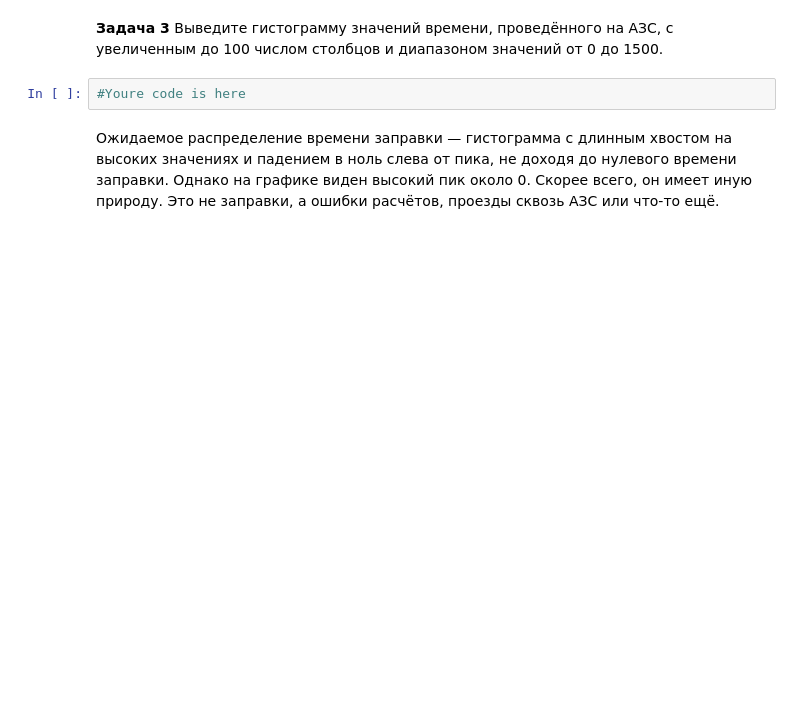
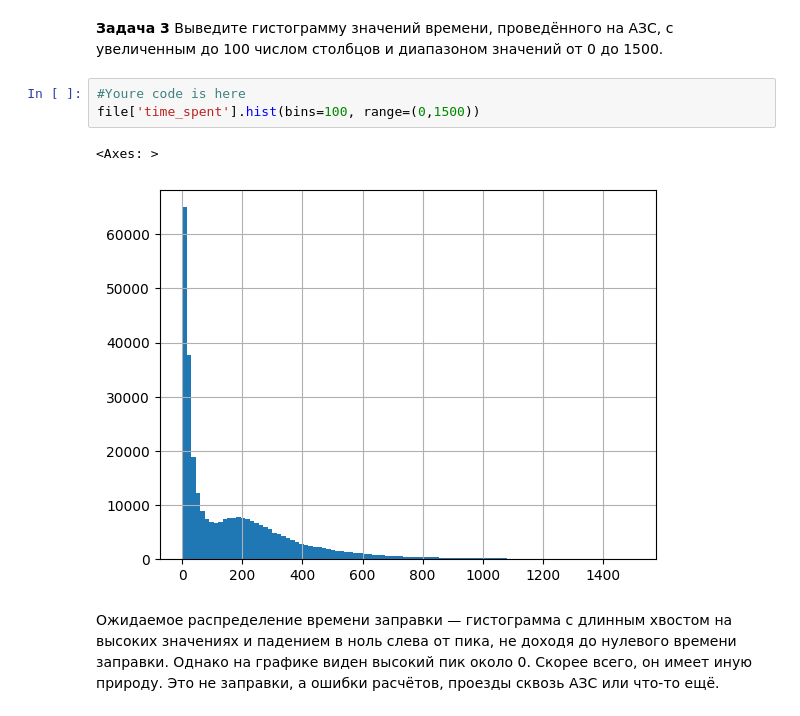
Before and after one commit to RayKoltner/datascience, a Jupyter notebook: Занятие 7_Кувшинов.ipynb, the cells around one changed output. Drawn from its saved outputs; the diff is of its cells as text; blank space fills up the shorter version.

```diff
--- a/Занятие 7_Кувшинов.ipynb
+++ b/Занятие 7_Кувшинов.ipynb
@@ -286,5 +294,9 @@ pd.Series([4, 5, 5, 5, 5, 5, 5, 5, 5, 5, 6]).hist(range=(0, 10))
 Выведите гистограмму значений времени, проведённого на АЗС, с увеличенным до 100 числом столбцов и диапазоном значений от 0 до 1500.
 # %%
 #Youre code is here
+file['time_spent'].hist(bins=100, range=(0,1500))
+# %% [output]
+<Axes: >
+[figure, added]
 # %% [markdown]
 Ожидаемое распределение времени заправки — гистограмма с длинным хвостом на высоких значениях и падением в ноль слева от пика, не доходя до нулевого времени заправки. Однако на графике виден высокий пик около 0. Скорее всего, он имеет иную природу. Это не заправки, а ошибки расчётов, проезды сквозь АЗС или что-то ещё.
```
Also changed, not shown: parts of 4 cells of this notebook.
